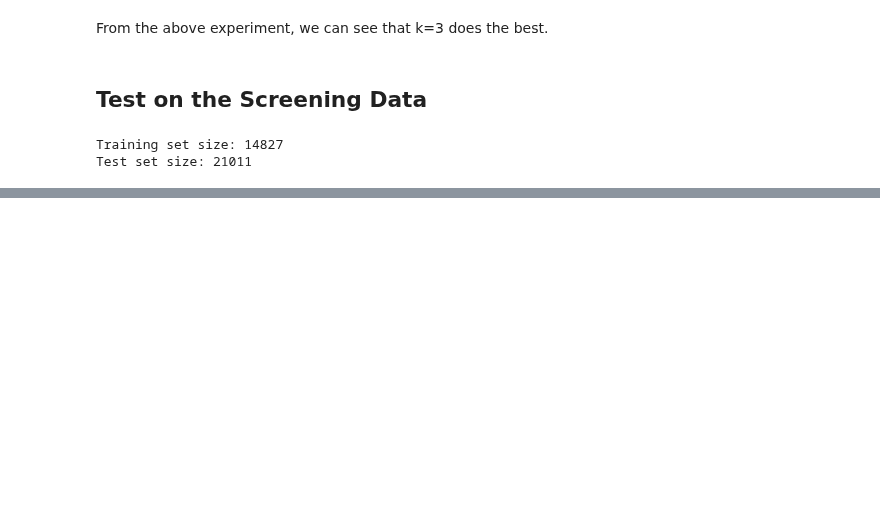
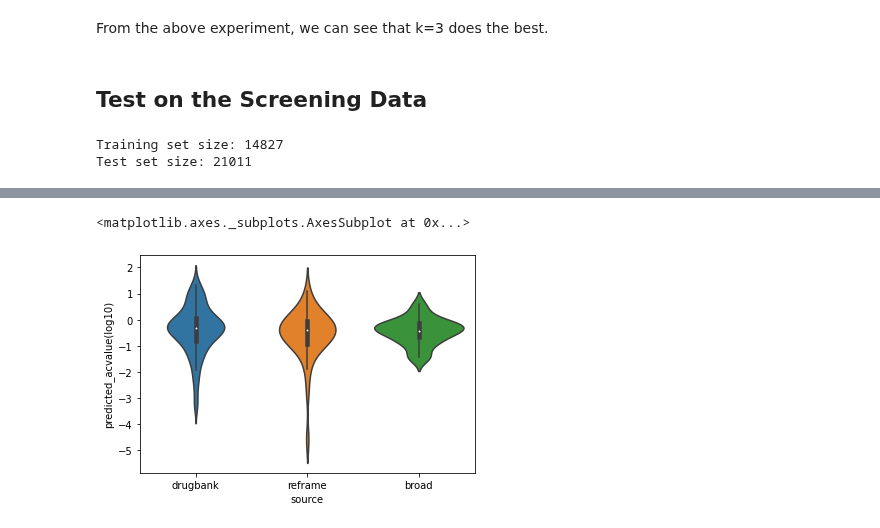
Before and after one commit to srensi/tmprss2, a Jupyter notebook: notebooks/knn.ipynb, the cells around one changed output, grey strips where cells are left out. Cells and saved outputs as stored; diff of their text form; code cells hidden in the pictures; blank space fills up the shorter version.

```diff
--- a/notebooks/knn.ipynb
+++ b/notebooks/knn.ipynb
@@ -132,0 +148,20 @@ t = plt.suptitle('Label Distributions')
+# %%
+X_assays = np.stack(assays.morgan_fingerprint)
+y_assays = np.log10(assays.acvalue_scaled_to_tmprss2.fillna(assays.acvalue_target))
+assert y_assays.isna().sum() == 0
+
+active_screening_data = screening_data[pred=='Active']
+X_test_active = np.stack(active_screening_data.morgan_fingerprint)
+# %%
+nbrs = KNeighborsRegressor(n_neighbors=3, weights='distance') # still use 3 neighbors, as that worked best for classification
+nbrs.fit(X_assays, y_assays)
+pred_acvalue = nbrs.predict(X_test_active)
+
+active_screening_data.insert(loc=2, column='predicted_acvalue(log10)', value=pred_acvalue)
+# %%
+# a look at the predicted activity distributions by dataset source:
+from seaborn import violinplot
+violinplot(x='source', y='predicted_acvalue(log10)', data=active_screening_data)
+# %% [output]
+<matplotlib.axes._subplots.AxesSubplot at 0x...>
+[figure, added]
```
Also changed, not shown: parts of 13 cells of this notebook.
